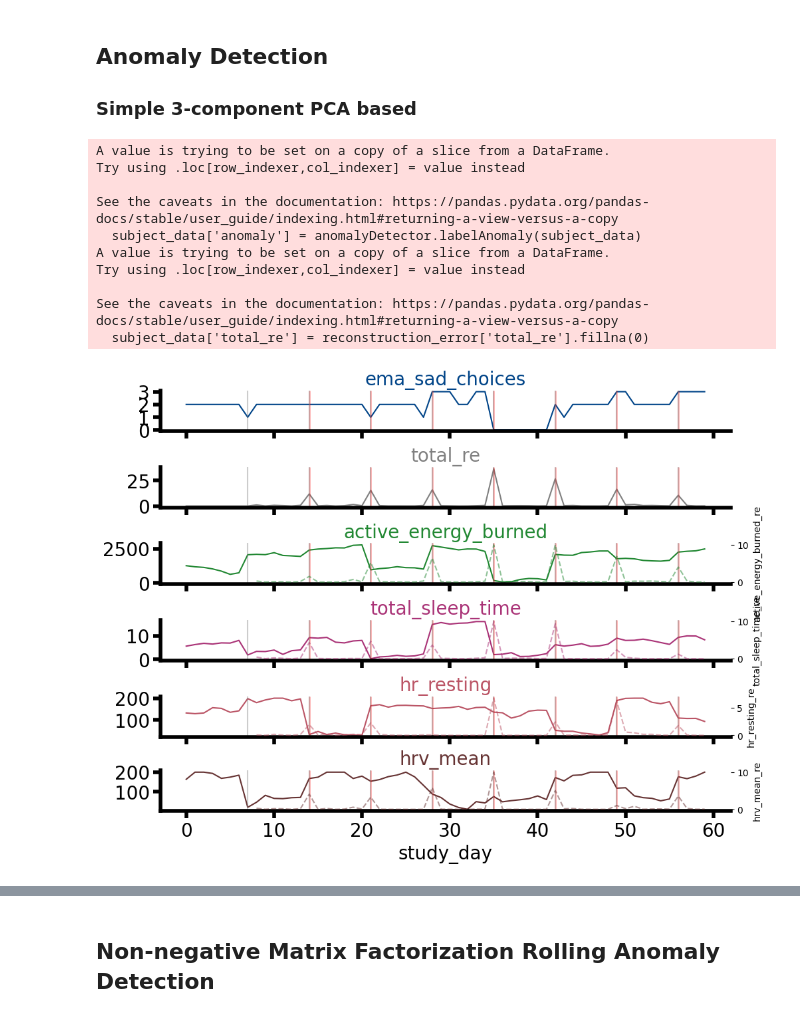
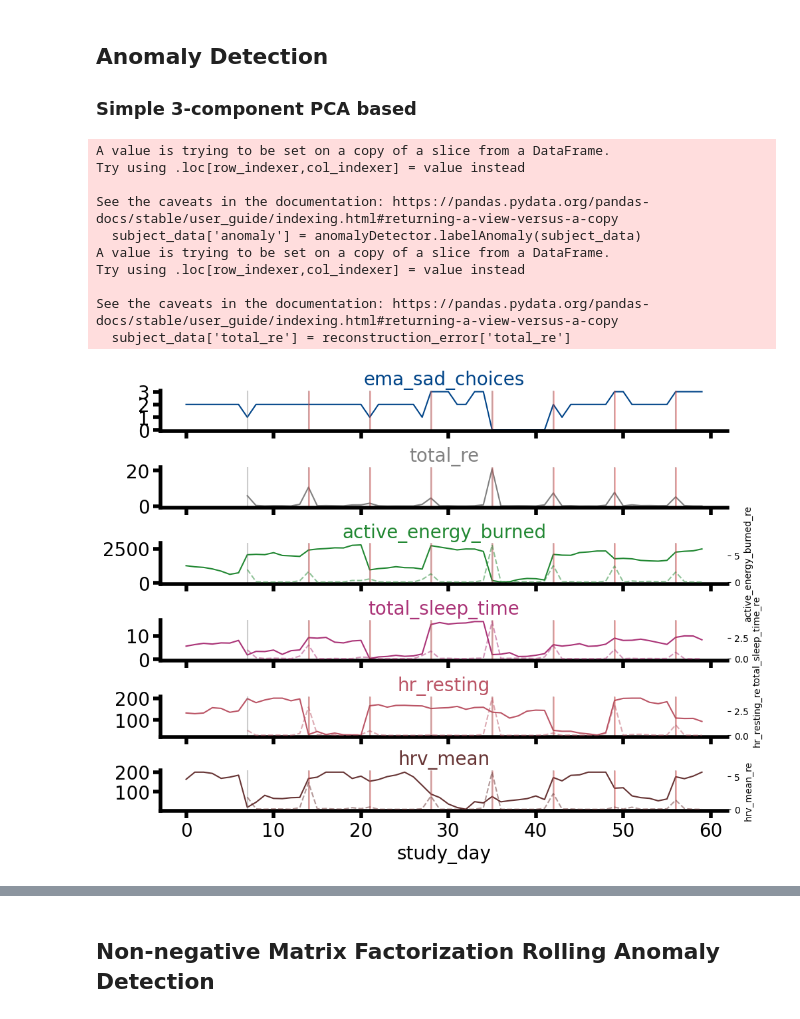
Before and after one commit to akre96/mhealth_anomaly_detection, a Jupyter notebook: notebooks/illustrated_example.ipynb, the cells around one changed output, grey strips where cells are left out. Saved outputs shown, nothing was run; the diff lists cells and outputs as text; code cells hidden in the pictures.

```diff
--- a/notebooks/illustrated_example.ipynb
+++ b/notebooks/illustrated_example.ipynb
@@ -17,7 +17,8 @@ from mhealth_anomaly_detection import plots
 # %%
 # Feature parameters for simulation
 palette = lr.get_colors('../lib/colors.json')
-all_feature_params = lr.get_all_feature_params('../lib/feature_parameters.json')
+all_feature_params = lr.get_all_feature_params(
+    '../lib/feature_parameters.json')
 sim_type = 'weeklyAnomaly'
 feature_params = all_feature_params[sim_type]
 
@@ -47,7 +48,7 @@ fig, axes = plots.lineplot_features(
 )
 for ax in axes.flatten():
     ylims = ax.get_ylim()
-    ax.vlines(anomaly_days, *ylims, color='gray', alpha=.8 )
+    ax.vlines(anomaly_days, *ylims, color='gray', alpha=.8)
     ax.set_ylim(*ylims)
 # %% [output]
 [figure]
@@ -63,15 +64,16 @@ features = list(feature_params.keys())
 # Rolling 7 day PCA based anomaly detection
 anomalyDetector = ad.PCARollingAnomalyDetector(
     features=features,
-    window_size=7,
+    window_size=6,
     max_missing_days=2,
-    remove_past_anomalies=False
+    remove_past_anomalies=False,
+    n_components=3,
 )
 
 # Get reconstruction error and use to do anomaly labeling
 reconstruction_error = anomalyDetector.getReconstructionError(subject_data)
 subject_data['anomaly'] = anomalyDetector.labelAnomaly(subject_data)
-subject_data['total_re'] = reconstruction_error['total_re'].fillna(0)
+subject_data['total_re'] = reconstruction_error['total_re']
 
 # Plot features with anomalies labeled
 palette = lr.get_colors('../lib/colors.json')
@@ -84,36 +86,36 @@ fig, axes = plots.lineplot_features(
     ],
     palette=palette,
     anomaly_col='anomaly'
 )
 for ax in axes.flatten():
     ylims = ax.get_ylim()
-    ax.vlines(anomaly_days, *ylims, color='gray', alpha=.4 )
+    ax.vlines(anomaly_days, *ylims, color='gray', alpha=.4)
     ax.set_ylim(*ylims)
 
 plots.overlay_reconstruction_error(
     reconstruction_error,
     fig,
     axes,
     [
         'ema_sad_choices',
         'total_re',
         *features
     ],
     palette=palette,
 
 )
 # %% [output]
 A value is trying to be set on a copy of a slice from a DataFrame.
 Try using .loc[row_indexer,col_indexer] = value instead
 
 See the caveats in the documentation: https://pandas.pydata.org/pandas-docs/stable/user_guide/indexing.html#returning-a-view-versus-a-copy
   subject_data['anomaly'] = anomalyDetector.labelAnomaly(subject_data)
 A value is trying to be set on a copy of a slice from a DataFrame.
 Try using .loc[row_indexer,col_indexer] = value instead
 
 See the caveats in the documentation: https://pandas.pydata.org/pandas-docs/stable/user_guide/indexing.html#returning-a-view-versus-a-copy
-  subject_data['total_re'] = reconstruction_error['total_re'].fillna(0)
+  subject_data['total_re'] = reconstruction_error['total_re']
-[figure, old version]
+[figure, new version]
 # %%
 import numpy as np
 import seaborn as sns
```
Also changed, not shown: parts of 4 cells of this notebook, 5 other files.
